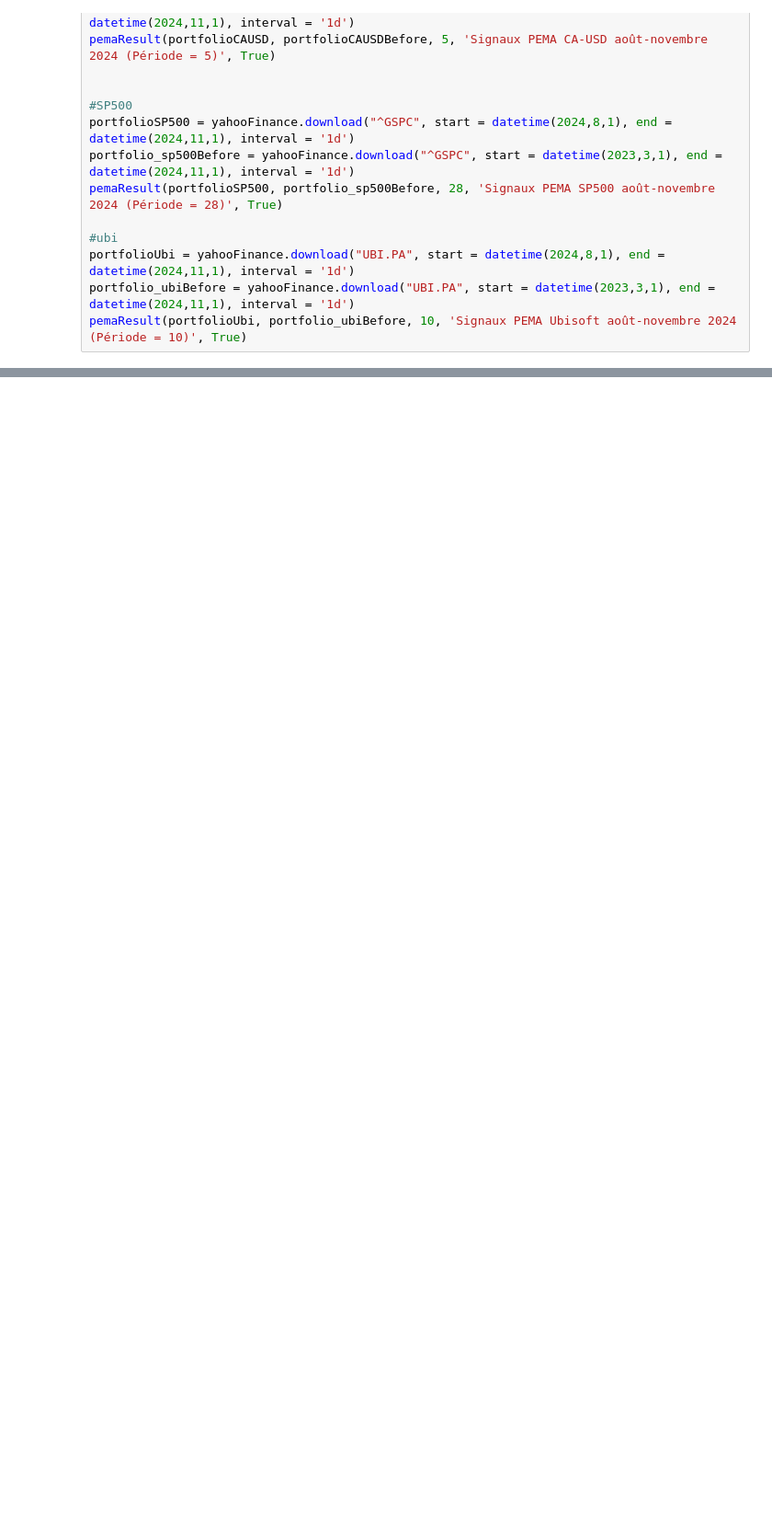
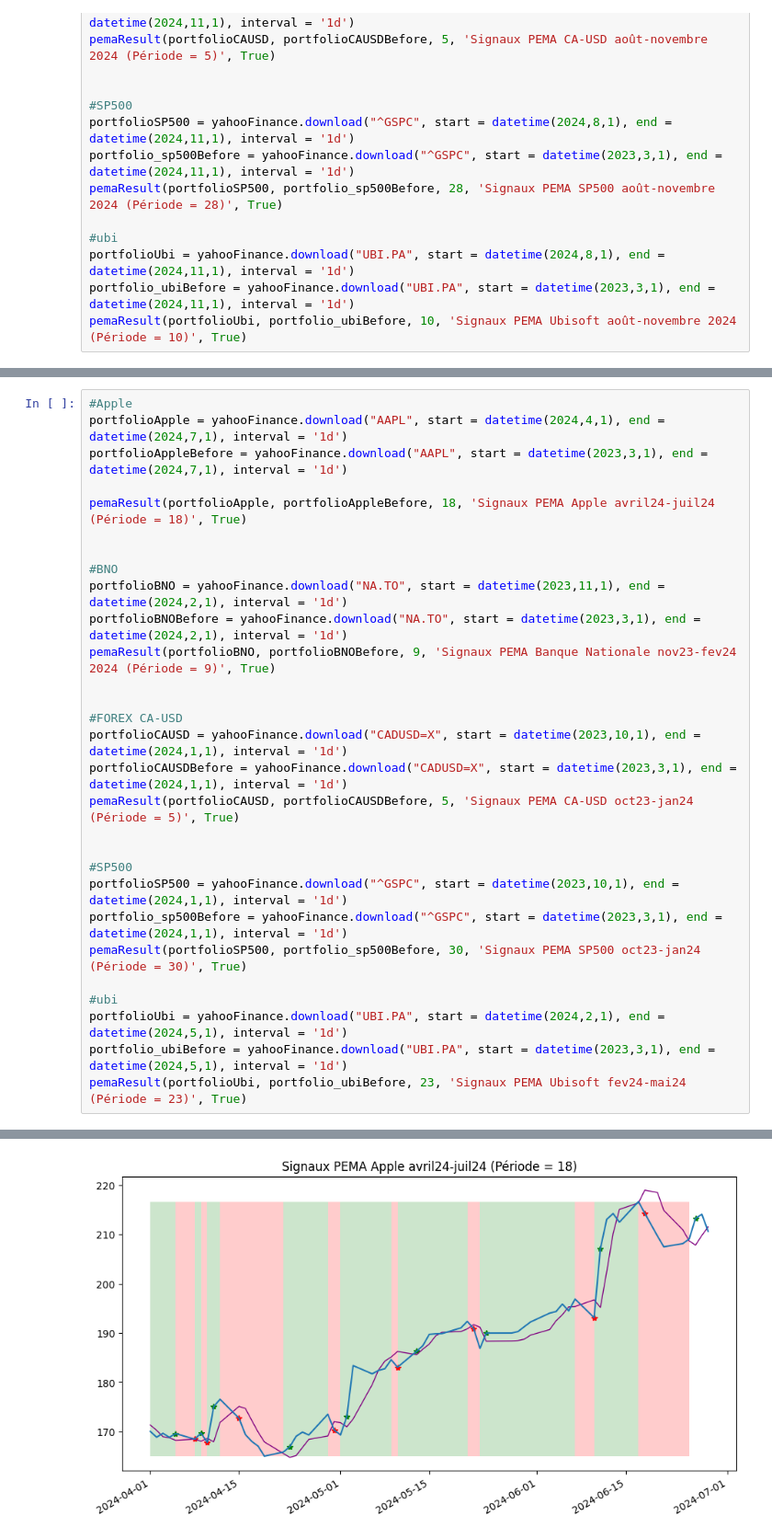
Before and after one commit to Javques/GES816, a Jupyter notebook: GES816_next.ipynb, the cells around one changed output, grey strips where cells are left out. Shown: that part at 92% size. Drawn from its saved outputs; the diff is of its cells as text; blank space fills up the shorter version.

```diff
--- a/GES816_next.ipynb
+++ b/GES816_next.ipynb
@@ -401,0 +369,30 @@ AAPL de 2024-05-01 00:00:00 à 2024-08-01 00:00:00  profit max: 10.9440655167300
+# %%
+#Apple
+portfolioApple = yahooFinance.download("AAPL", start = datetime(2024,4,1), end = datetime(2024,7,1), interval = '1d')
+portfolioAppleBefore = yahooFinance.download("AAPL", start = datetime(2023,3,1), end = datetime(2024,7,1), interval = '1d')
+
+pemaResult(portfolioApple, portfolioAppleBefore, 18, 'Signaux PEMA Apple avril24-juil24 (Période = 18)', True)
+
+
+#BNO
+portfolioBNO = yahooFinance.download("NA.TO", start = datetime(2023,11,1), end = datetime(2024,2,1), interval = '1d')
+portfolioBNOBefore = yahooFinance.download("NA.TO", start = datetime(2023,3,1), end = datetime(2024,2,1), interval = '1d')
+pemaResult(portfolioBNO, portfolioBNOBefore, 9, 'Signaux PEMA Banque Nationale nov23-fev24 2024 (Période = 9)', True)
+
+
+#FOREX CA-USD
+portfolioCAUSD = yahooFinance.download("CADUSD=X", start = datetime(2023,10,1), end = datetime(2024,1,1), interval = '1d')
+portfolioCAUSDBefore = yahooFinance.download("CADUSD=X", start = datetime(2023,3,1), end = datetime(2024,1,1), interval = '1d')
+pemaResult(portfolioCAUSD, portfolioCAUSDBefore, 5, 'Signaux PEMA CA-USD oct23-jan24 (Période = 5)', True)
+
+
+#SP500
+portfolioSP500 = yahooFinance.download("^GSPC", start = datetime(2023,10,1), end = datetime(2024,1,1), interval = '1d')
+portfolio_sp500Before = yahooFinance.download("^GSPC", start = datetime(2023,3,1), end = datetime(2024,1,1), interval = '1d')
+pemaResult(portfolioSP500, portfolio_sp500Before, 30, 'Signaux PEMA SP500 oct23-jan24 (Période = 30)', True)
+
+#ubi
+portfolioUbi = yahooFinance.download("UBI.PA", start = datetime(2024,2,1), end = datetime(2024,5,1), interval = '1d')
+portfolio_ubiBefore = yahooFinance.download("UBI.PA", start = datetime(2023,3,1), end = datetime(2024,5,1), interval = '1d')
+pemaResult(portfolioUbi, portfolio_ubiBefore, 23, 'Signaux PEMA Ubisoft fev24-mai24 (Période = 23)', True)
+# %% [output]
@@ -401,0 +420 @@ AAPL de 2024-05-01 00:00:00 à 2024-08-01 00:00:00  profit max: 10.9440655167300
+[figure, added]
```
Also changed, not shown: parts of 3 cells of this notebook.
